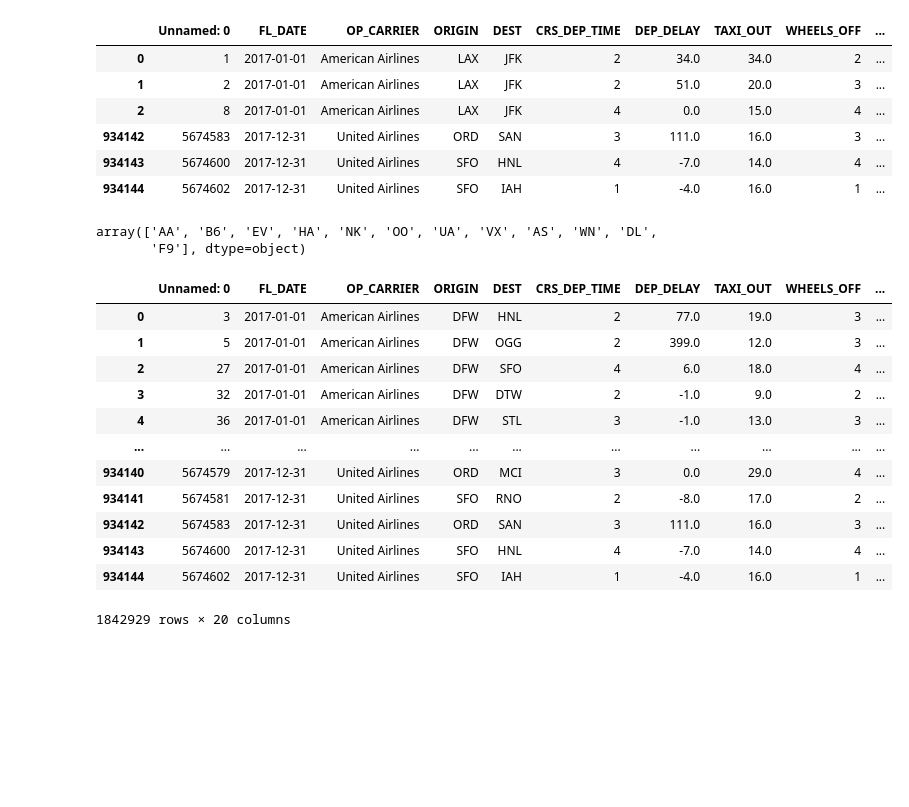
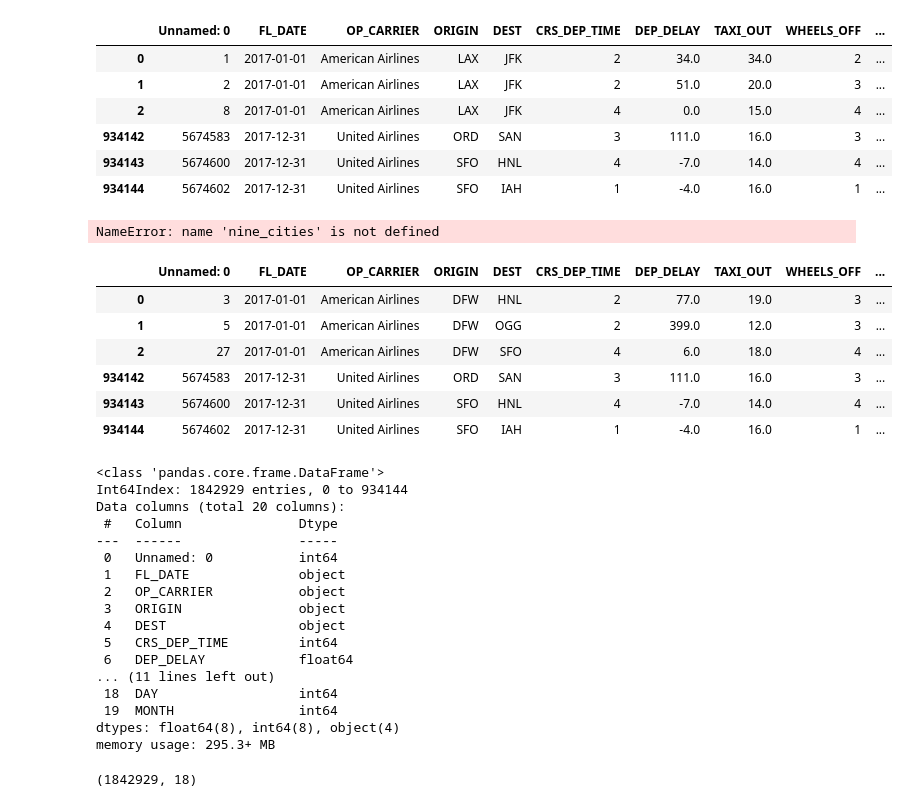
Before and after one commit to lmalla/Project-4, a Jupyter notebook: Data_Preprocessing/ML_data.ipynb, the cells around one changed output. Drawn from its saved outputs; the diff is of its cells as text; code cells hidden in the pictures; blank space fills up the shorter version.

```diff
--- a/Data_Preprocessing/ML_data.ipynb
+++ b/Data_Preprocessing/ML_data.ipynb
@@ -36,24 +36,38 @@ df2.head(3).append(df2.tail(3))
 | 934143 | 5674600 | 2017-12-31 | United Airlines | SFO | HNL | 4 | -7.0 | 14.0 | 4 | ... |
 | 934144 | 5674602 | 2017-12-31 | United Airlines | SFO | IAH | 1 | -4.0 | 16.0 | 1 | ... |
 # %%
-df.OP_CARRIER.unique()
+nine_cities.OP_CARRIER.unique()
 # %% [output]
-array(['AA', 'B6', 'EV', 'HA', 'NK', 'OO', 'UA', 'VX', 'AS', 'WN', 'DL',
-       'F9'], dtype=object)
+NameError: name 'nine_cities' is not defined
 # %%
 nine_cities = df1.append(df2)
-nine_cities
-# %% [output]
-|  | Unnamed: 0 | FL_DATE | OP_CARRIER | ORIGIN | DEST | CRS_DEP_TIME | DEP_DELAY | TAXI_OUT | WHEELS_OFF | ... |
-| 0 | 3 | 2017-01-01 | American Airlines | DFW | HNL | 2 | 77.0 | 19.0 | 3 | ... |
-| 1 | 5 | 2017-01-01 | American Airlines | DFW | OGG | 2 | 399.0 | 12.0 | 3 | ... |
-| 2 | 27 | 2017-01-01 | American Airlines | DFW | SFO | 4 | 6.0 | 18.0 | 4 | ... |
-| 3 | 32 | 2017-01-01 | American Airlines | DFW | DTW | 2 | -1.0 | 9.0 | 2 | ... |
-| 4 | 36 | 2017-01-01 | American Airlines | DFW | STL | 3 | -1.0 | 13.0 | 3 | ... |
-| ... | ... | ... | ... | ... | ... | ... | ... | ... | ... | ... |
-| 934140 | 5674579 | 2017-12-31 | United Airlines | ORD | MCI | 3 | 0.0 | 29.0 | 4 | ... |
-| 934141 | 5674581 | 2017-12-31 | United Airlines | SFO | RNO | 2 | -8.0 | 17.0 | 2 | ... |
-| 934142 | 5674583 | 2017-12-31 | United Airlines | ORD | SAN | 3 | 111.0 | 16.0 | 3 | ... |
-| 934143 | 5674600 | 2017-12-31 | United Airlines | SFO | HNL | 4 | -7.0 | 14.0 | 4 | ... |
-| 934144 | 5674602 | 2017-12-31 | United Airlines | SFO | IAH | 1 | -4.0 | 16.0 | 1 | ... |
-1842929 rows × 20 columns
+# %%
+nine_cities.head(3).append(df2.tail(3))
+# %% [output]
+|  | Unnamed: 0 | FL_DATE | OP_CARRIER | ORIGIN | DEST | CRS_DEP_TIME | DEP_DELAY | TAXI_OUT | WHEELS_OFF | ... |
+| 0 | 3 | 2017-01-01 | American Airlines | DFW | HNL | 2 | 77.0 | 19.0 | 3 | ... |
+| 1 | 5 | 2017-01-01 | American Airlines | DFW | OGG | 2 | 399.0 | 12.0 | 3 | ... |
+| 2 | 27 | 2017-01-01 | American Airlines | DFW | SFO | 4 | 6.0 | 18.0 | 4 | ... |
+| 934142 | 5674583 | 2017-12-31 | United Airlines | ORD | SAN | 3 | 111.0 | 16.0 | 3 | ... |
+| 934143 | 5674600 | 2017-12-31 | United Airlines | SFO | HNL | 4 | -7.0 | 14.0 | 4 | ... |
+| 934144 | 5674602 | 2017-12-31 | United Airlines | SFO | IAH | 1 | -4.0 | 16.0 | 1 | ... |
+# %%
+nine_cities.info()
+# %% [output]
+<class 'pandas.core.frame.DataFrame'>
+Int64Index: 1842929 entries, 0 to 934144
+Data columns (total 20 columns):
+ #   Column               Dtype
+---  ------               -----
+ 0   Unnamed: 0           int64
+ 1   FL_DATE              object
+ 2   OP_CARRIER           object
+ 3   ORIGIN               object
+ 4   DEST                 object
+ 5   CRS_DEP_TIME         int64
+ 6   DEP_DELAY            float64
+... (11 lines left out)
+ 18  DAY                  int64
+ 19  MONTH                int64
+dtypes: float64(8), int64(8), object(4)
+memory usage: 295.3+ MB
@@ -59,0 +76,4 @@ nine_cities
+# %%
+nine_cities.shape
+# %% [output]
+(1842929, 18)
```
Also changed, not shown: parts of 20 cells of this notebook.
